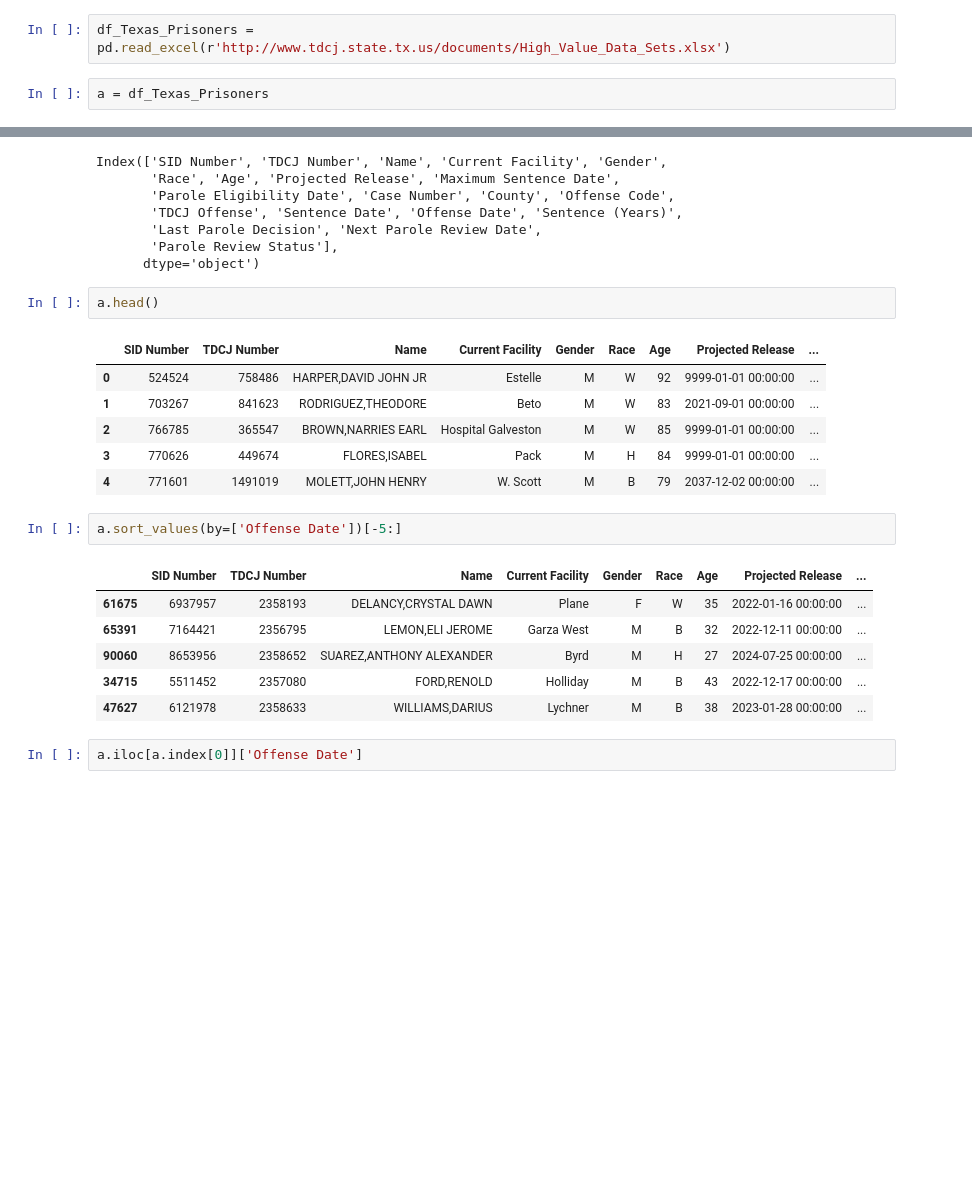
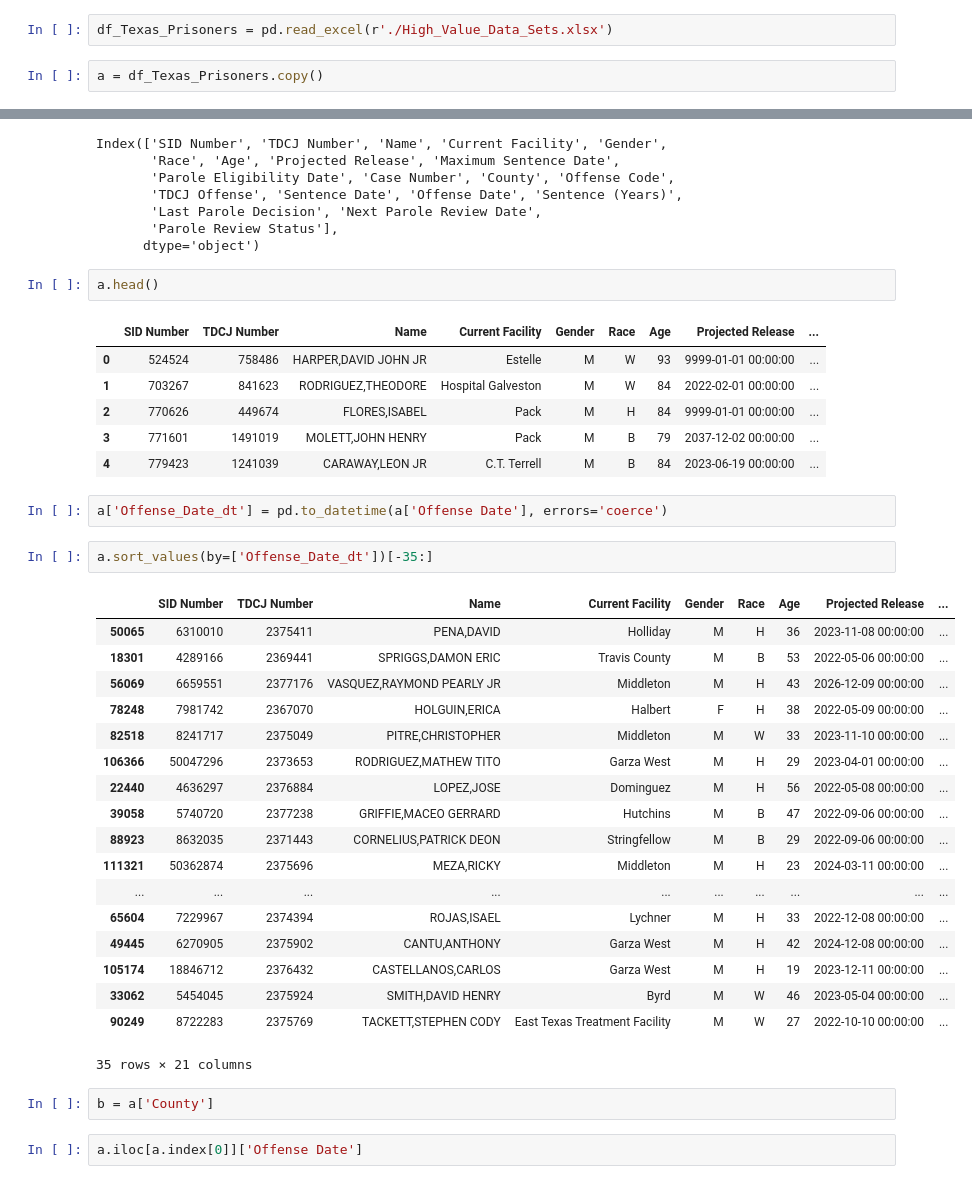
Before and after one commit to ldhagen/Prison_Notebook, a Jupyter notebook: Texas_Prisoners.ipynb, the cells around one changed output, grey strips where cells are left out. Cells and saved outputs as stored; diff of their text form; blank space fills up the shorter version.

```diff
--- a/Texas_Prisoners.ipynb
+++ b/Texas_Prisoners.ipynb
@@ -12,7 +38,7 @@ Requirement already satisfied: et-xmlfile in /home/ldhagen/.local/lib/python3.8/
 # %%
-df_Texas_Prisoners = pd.read_excel(r'http://www.tdcj.state.tx.us/documents/High_Value_Data_Sets.xlsx')
+df_Texas_Prisoners = pd.read_excel(r'./High_Value_Data_Sets.xlsx')
 # %%
-a = df_Texas_Prisoners
+a = df_Texas_Prisoners.copy()
 # %%
 a.T.index
 # %% [output]
@@ -27,20 +53,36 @@ Index(['SID Number', 'TDCJ Number', 'Name', 'Current Facility', 'Gender',
 a.head()
 # %% [output]
 |  | SID Number | TDCJ Number | Name | Current Facility | Gender | Race | Age | Projected Release | ... |
-| 0 | 524524 | 758486 | HARPER,DAVID JOHN JR | Estelle | M | W | 92 | 9999-01-01 00:00:00 | ... |
-| 1 | 703267 | 841623 | RODRIGUEZ,THEODORE | Beto | M | W | 83 | 2021-09-01 00:00:00 | ... |
-| 2 | 766785 | 365547 | BROWN,NARRIES EARL | Hospital Galveston | M | W | 85 | 9999-01-01 00:00:00 | ... |
-| 3 | 770626 | 449674 | FLORES,ISABEL | Pack | M | H | 84 | 9999-01-01 00:00:00 | ... |
-| 4 | 771601 | 1491019 | MOLETT,JOHN HENRY | W. Scott | M | B | 79 | 2037-12-02 00:00:00 | ... |
+| 0 | 524524 | 758486 | HARPER,DAVID JOHN JR | Estelle | M | W | 93 | 9999-01-01 00:00:00 | ... |
+| 1 | 703267 | 841623 | RODRIGUEZ,THEODORE | Hospital Galveston | M | W | 84 | 2022-02-01 00:00:00 | ... |
+| 2 | 770626 | 449674 | FLORES,ISABEL | Pack | M | H | 84 | 9999-01-01 00:00:00 | ... |
+| 3 | 771601 | 1491019 | MOLETT,JOHN HENRY | Pack | M | B | 79 | 2037-12-02 00:00:00 | ... |
+| 4 | 779423 | 1241039 | CARAWAY,LEON JR | C.T. Terrell | M | B | 84 | 2023-06-19 00:00:00 | ... |
+# %%
+a['Offense_Date_dt'] = pd.to_datetime(a['Offense Date'], errors='coerce')
 # %%
-a.sort_values(by=['Offense Date'])[-5:]
+a.sort_values(by=['Offense_Date_dt'])[-35:]
 # %% [output]
 |  | SID Number | TDCJ Number | Name | Current Facility | Gender | Race | Age | Projected Release | ... |
-| 61675 | 6937957 | 2358193 | DELANCY,CRYSTAL DAWN | Plane | F | W | 35 | 2022-01-16 00:00:00 | ... |
-| 65391 | 7164421 | 2356795 | LEMON,ELI JEROME | Garza West | M | B | 32 | 2022-12-11 00:00:00 | ... |
-| 90060 | 8653956 | 2358652 | SUAREZ,ANTHONY ALEXANDER | Byrd | M | H | 27 | 2024-07-25 00:00:00 | ... |
-| 34715 | 5511452 | 2357080 | FORD,RENOLD | Holliday | M | B | 43 | 2022-12-17 00:00:00 | ... |
-| 47627 | 6121978 | 2358633 | WILLIAMS,DARIUS | Lychner | M | B | 38 | 2023-01-28 00:00:00 | ... |
+| 50065 | 6310010 | 2375411 | PENA,DAVID | Holliday | M | H | 36 | 2023-11-08 00:00:00 | ... |
+| 18301 | 4289166 | 2369441 | SPRIGGS,DAMON ERIC | Travis County | M | B | 53 | 2022-05-06 00:00:00 | ... |
+| 56069 | 6659551 | 2377176 | VASQUEZ,RAYMOND PEARLY JR | Middleton | M | H | 43 | 2026-12-09 00:00:00 | ... |
+| 78248 | 7981742 | 2367070 | HOLGUIN,ERICA | Halbert | F | H | 38 | 2022-05-09 00:00:00 | ... |
+| 82518 | 8241717 | 2375049 | PITRE,CHRISTOPHER | Middleton | M | W | 33 | 2023-11-10 00:00:00 | ... |
+| 106366 | 50047296 | 2373653 | RODRIGUEZ,MATHEW TITO | Garza West | M | H | 29 | 2023-04-01 00:00:00 | ... |
+| 22440 | 4636297 | 2376884 | LOPEZ,JOSE | Dominguez | M | H | 56 | 2022-05-08 00:00:00 | ... |
+| 39058 | 5740720 | 2377238 | GRIFFIE,MACEO GERRARD | Hutchins | M | B | 47 | 2022-09-06 00:00:00 | ... |
+| 88923 | 8632035 | 2371443 | CORNELIUS,PATRICK DEON | Stringfellow | M | B | 29 | 2022-09-06 00:00:00 | ... |
+| 111321 | 50362874 | 2375696 | MEZA,RICKY | Middleton | M | H | 23 | 2024-03-11 00:00:00 | ... |
+| ... | ... | ... | ... | ... | ... | ... | ... | ... | ... |
+| 65604 | 7229967 | 2374394 | ROJAS,ISAEL | Lychner | M | H | 33 | 2022-12-08 00:00:00 | ... |
+| 49445 | 6270905 | 2375902 | CANTU,ANTHONY | Garza West | M | H | 42 | 2024-12-08 00:00:00 | ... |
+| 105174 | 18846712 | 2376432 | CASTELLANOS,CARLOS | Garza West | M | H | 19 | 2023-12-11 00:00:00 | ... |
+| 33062 | 5454045 | 2375924 | SMITH,DAVID HENRY | Byrd | M | W | 46 | 2023-05-04 00:00:00 | ... |
+| 90249 | 8722283 | 2375769 | TACKETT,STEPHEN CODY | East Texas Treatment Facility | M | W | 27 | 2022-10-10 00:00:00 | ... |
+35 rows × 21 columns
+# %%
+b = a['County']
 # %%
 a.iloc[a.index[0]]['Offense Date']
 # %% [output]
```
Also changed, not shown: parts of 19 cells of this notebook.
